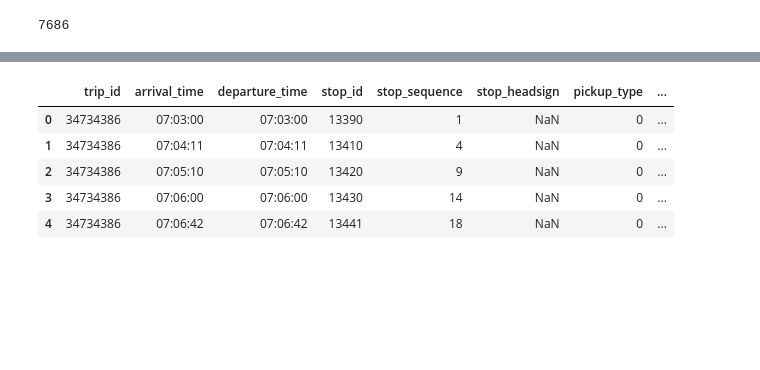
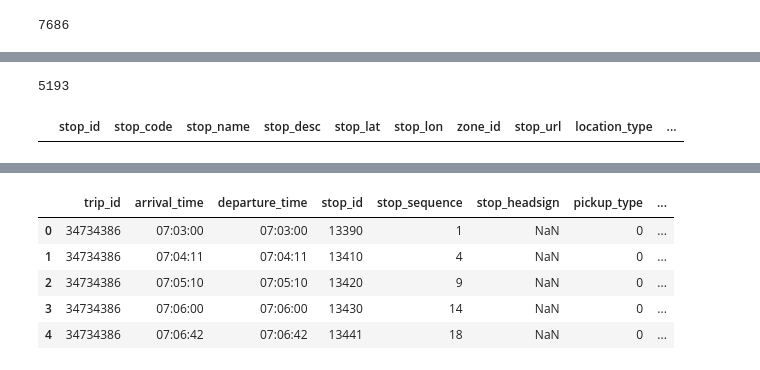
Before and after one commit to 350Seattle-Transportation-Team/gtfs-realtime, a Jupyter notebook: data_transformation/02_work_on_gtfs_classes.ipynb, the cells around one changed output, grey strips where cells are left out. Cells and saved outputs as stored; diff of their text form; code cells hidden in the pictures; blank space fills up the shorter version.

```diff
--- a/data_transformation/02_work_on_gtfs_classes.ipynb
+++ b/data_transformation/02_work_on_gtfs_classes.ipynb
@@ -608,0 +611,8 @@ gtfs_jul18.stops.head()
+# %%
+gtfs_jul18.stops['stop_name'].nunique() # Hmm, there are 1500 fewer stop names than id's?
+# %% [output]
+5193
+# %%
+gtfs_jul18.stops[gtfs_jul18.stops['stop_name'].isna()] # So the difference doesn't seem to be null values...
+# %% [output]
+|  | stop_id | stop_code | stop_name | stop_desc | stop_lat | stop_lon | zone_id | stop_url | location_type | ... |
```
Also changed, not shown: parts of 19 cells of this notebook, 1 other file.
